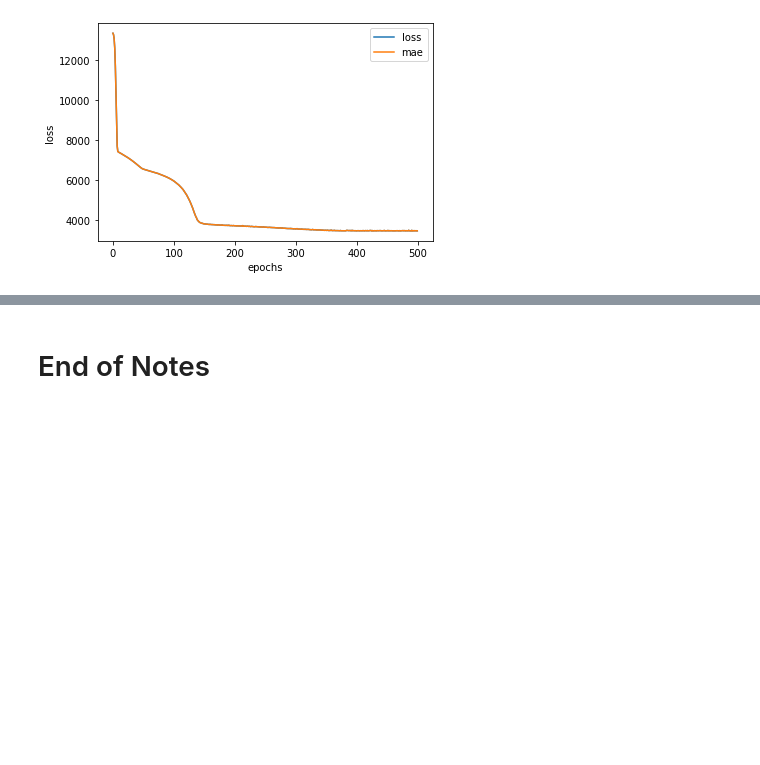
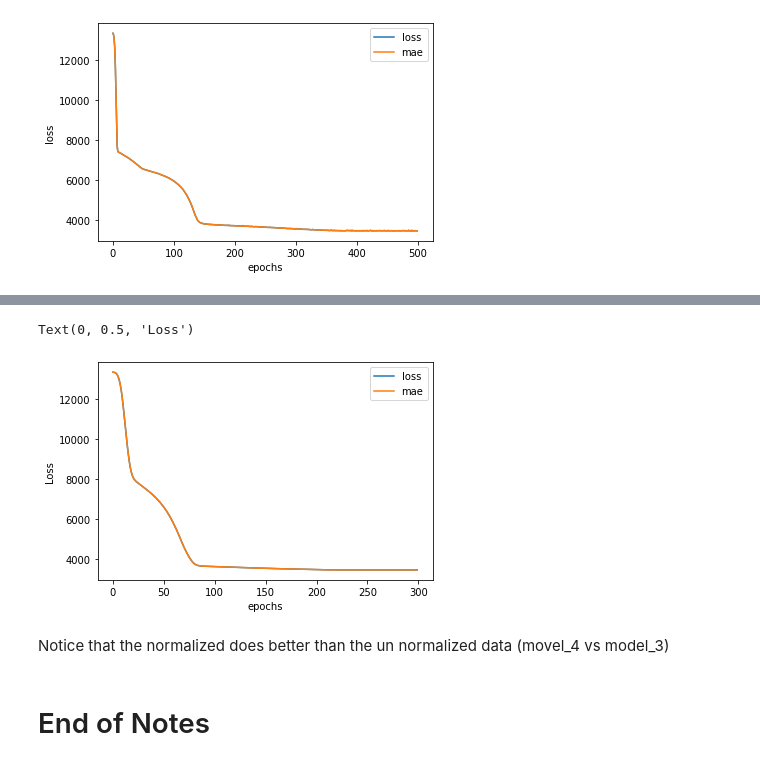
Before and after one commit to 4rund3v/tensorflow_certification, a Jupyter notebook: notebooks/004_[prob]_neural_network_insurance_problem.ipynb, the cells around one changed output, grey strips where cells are left out. Drawn from its saved outputs; the diff is of its cells as text; code cells hidden in the pictures; blank space fills up the shorter version.

Commit message:
Tensorflow : NeuralNetworks Regression and normalization.

```diff
--- a/notebooks/004_[prob]_neural_network_insurance_problem.ipynb
+++ b/notebooks/004_[prob]_neural_network_insurance_problem.ipynb
@@ -250,0 +267,19 @@ Text(0.5, 0, 'epochs')
+# %%
+# Bring all the numerical values to the same scale( normalize the data)
+
+column_transformer = make_column_transformer(
+    # Normalizing function, columns to normalize
+    (MinMaxScaler(), ["age", "bmi", "children"]),
+    (OneHotEncoder(handle_unknown="ignore"),["sex", "smoker", "region"])
+)
+
+A = insurance_data.drop("charges", axis=1)
+b = insurance_data["charges"]
+# split the train test dataset
+A_train, A_test, b_train, b_test = train_test_split(A, b, test_size=0.2, random_state=42)
+# Fit the column transformer to the training data
+column_transformer.fit(A_train)
+
+# transform training and test data with normalization ( MinMaxScalar) & OneHotEncoder
+A_train_normal = column_transformer.transform(A_train)
+A_test_normal = column_transformer.transform(A_test)
@@ -250,0 +338,2 @@ Text(0.5, 0, 'epochs')
+# %%
+insurance_model_4_history  = insurance_model_4.fit(A_train_normal, b_train, epochs=300)
@@ -251,2 +363,12 @@ Text(0.5, 0, 'epochs')
+# %%
+pd.DataFrame(insurance_model_4_history.history).plot()
+plt.xlabel("epochs")
+plt.ylabel("Loss")
+# %% [output]
+Text(0, 0.5, 'Loss')
+[figure, added]
+# %% [markdown]
+Notice that the normalized does better than the un normalized data
+(movel_4 vs model_3)
 # %% [markdown]
 # End of Notes
```
Also changed, not shown: parts of 12 cells of this notebook, 1 other file.
